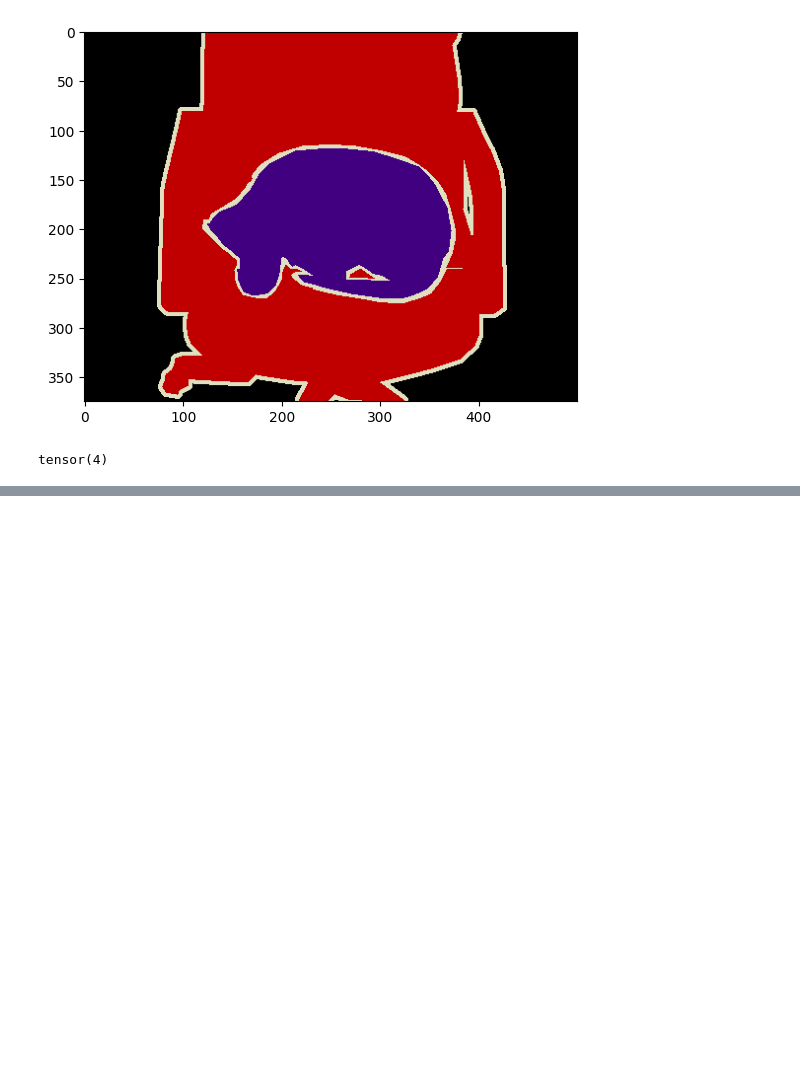
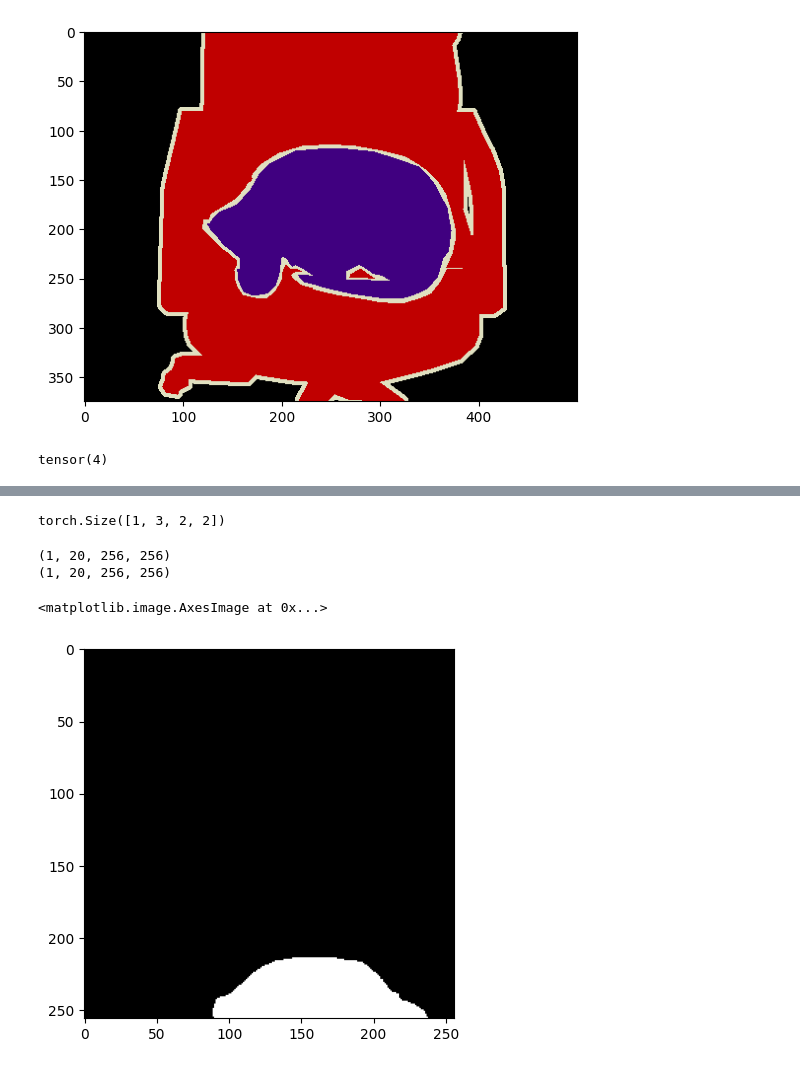
Before and after one commit to JayParanjape/blackfed, a Jupyter notebook: dcratchpad.ipynb, the cells around one changed output, grey strips where cells are left out. Cells and saved outputs as stored; diff of their text form; code cells hidden in the pictures; blank space fills up the shorter version.

```diff
--- a/dcratchpad.ipynb
+++ b/dcratchpad.ipynb
@@ -88,0 +141,7 @@ tensor(4)
+# %%
+a = torch.ones((1,1,2,2))
+b = torch.ones((1,2,2,2))
+c = torch.cat([a,b],axis=1)
+print(c.shape)
+# %% [output]
+torch.Size([1, 3, 2, 2])
@@ -88,0 +150,13 @@ tensor(4)
+# %%
+label_tmp = np.load('pascal_voc_experiments/exp5/tmp_labelsd.npy')
+pred_tmp = np.load('pascal_voc_experiments/exp5/tmp_pred.npy')
+print(label_tmp.shape)
+print(pred_tmp.shape)
+# %% [output]
+(1, 20, 256, 256)
+(1, 20, 256, 256)
+# %%
+plt.imshow(label_tmp[0][6],cmap='gray')
+# %% [output]
+<matplotlib.image.AxesImage at 0x...>
+[figure, added]
```
Also changed, not shown: parts of 9 cells of this notebook, 44 other files.
